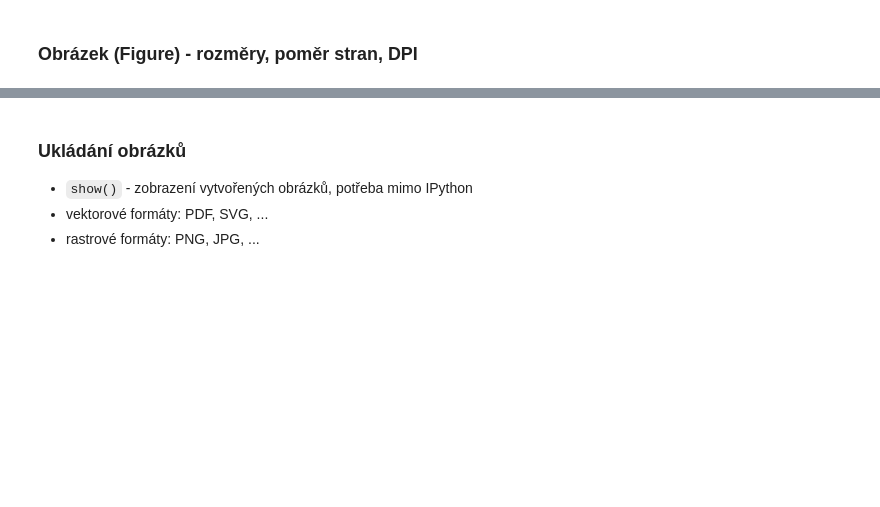
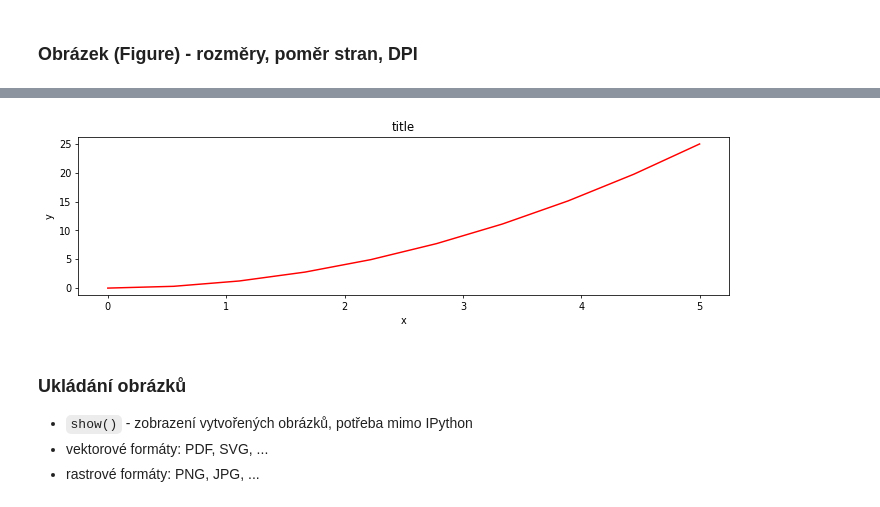
Before and after one commit to jbrezmorf/PythonForAll, a Jupyter notebook: Section_1.3_plotting.ipynb, the cells around one changed output, grey strips where cells are left out. Saved outputs shown, nothing was run; the diff lists cells and outputs as text; code cells hidden in the pictures; blank space fills up the shorter version.

```diff
--- a/Section_1.3_plotting.ipynb
+++ b/Section_1.3_plotting.ipynb
@@ -174,7 +178,7 @@ for ax in axes:
 # %% [markdown]
 ### Obrázek (Figure) - rozměry, poměr stran, DPI
 # %%
-fig, axes = plt.subplots(figsize=(12,3), dpi=800)
+fig, axes = plt.subplots(figsize=(12,3), dpi=70)
 
 axes.plot(x, y, 'r')
 axes.set_xlabel('x')
@@ -186,3 +188,4 @@ axes.set_title('title');
+[figure, added]
 # %% [markdown]
 ### Ukládání obrázků
 
```
Also changed, not shown: parts of 33 cells of this notebook.
